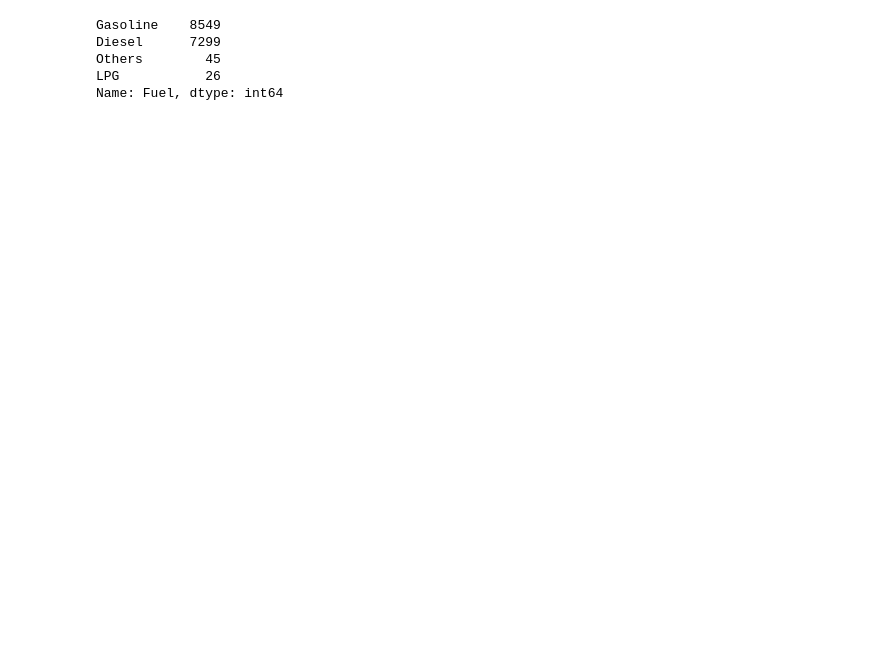
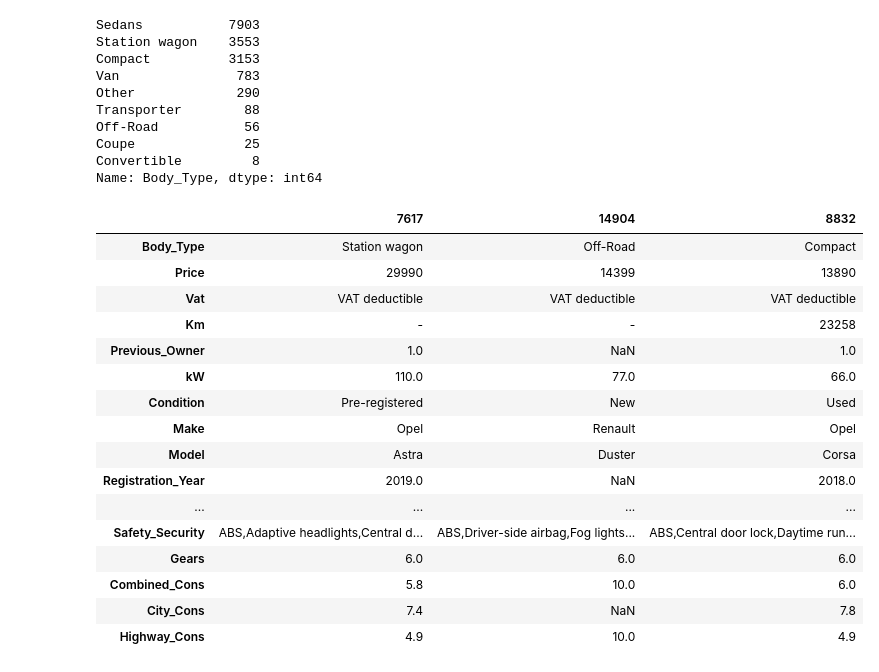
Before and after one commit to gulakkoc/Clarusway_DA, a Jupyter notebook: Projects/Capstone_Project/Capstone_Project_Missing_Values.ipynb, the cells around one changed output. Cells and saved outputs as stored; diff of their text form; code cells hidden in the pictures; blank space fills up the shorter version.

```diff
--- a/Projects/Capstone_Project/Capstone_Project_Missing_Values.ipynb
+++ b/Projects/Capstone_Project/Capstone_Project_Missing_Values.ipynb
@@ -9,2 +15,2 @@ warnings.filterwarnings('ignore')
 # %%
-df = pd.read_csv('df1_clean.csv')
+df = pd.read_csv('df1_clean_last.csv')
@@ -75,8 +100,19 @@ dtype: int64
 # %%
-df1.Fuel.value_counts()
+df1.Body_Type.value_counts()
 # %% [output]
-Gasoline    8549
-Diesel      7299
-Others        45
-LPG           26
-Name: Fuel, dtype: int64
+Sedans           7903
+Station wagon    3553
+Compact          3153
+Van               783
+Other             290
+Transporter        88
+Off-Road           56
+Coupe              25
+Convertible         8
+Name: Body_Type, dtype: int64
+# %%
+df1['MakeandModel'] =
+# %%
+for column in df1.columns
+# %%
+df1['Body_Type'].fillna(df1[column].mode()[0], inplace=True)
@@ -82,0 +121,20 @@ Name: Fuel, dtype: int64
+# %%
+df1.sample(3).T
+# %% [output]
+|  | 7617 | 14904 | 8832 |
+| Body_Type | Station wagon | Off-Road | Compact |
+| Price | 29990 | 14399 | 13890 |
+| Vat | VAT deductible | VAT deductible | VAT deductible |
+| Km | - | - | 23258 |
+| Previous_Owner | 1.0 | NaN | 1.0 |
+| kW | 110.0 | 77.0 | 66.0 |
+| Condition | Pre-registered | New | Used |
+| Make | Opel | Renault | Opel |
+| Model | Astra | Duster | Corsa |
+| Registration_Year | 2019.0 | NaN | 2018.0 |
+| ... | ... | ... | ... |
+| Safety_Security | ABS,Adaptive headlights,Central d... | ABS,Driver-side airbag,Fog lights... | ABS,Central door lock,Daytime run... |
+| Gears | 6.0 | 6.0 | 6.0 |
+| Combined_Cons | 5.8 | 10.0 | 6.0 |
+| City_Cons | 7.4 | NaN | 7.8 |
+| Highway_Cons | 4.9 | 10.0 | 4.9 |
```
Also changed, not shown: parts of 25 cells of this notebook, 1 other file.
